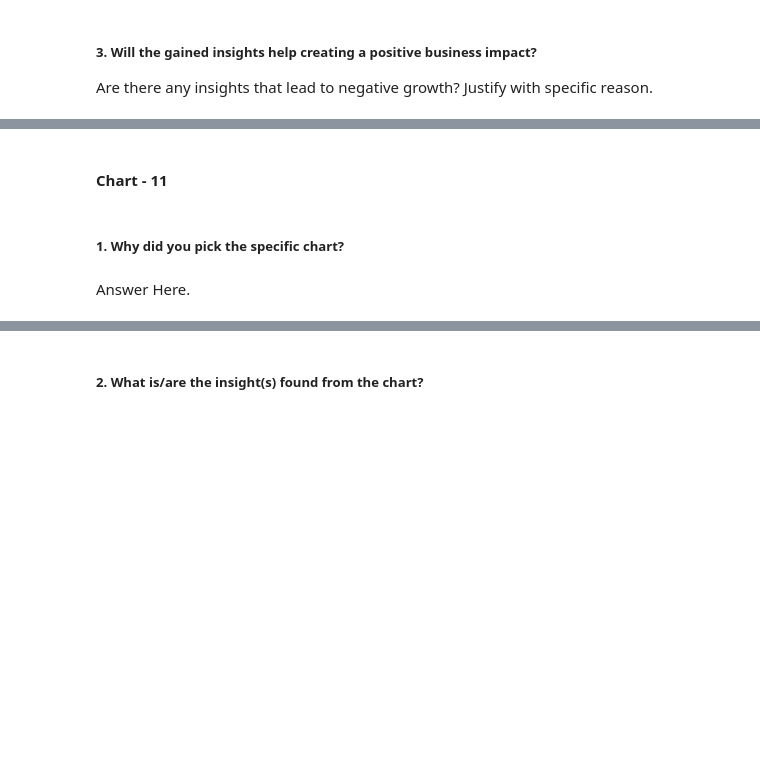
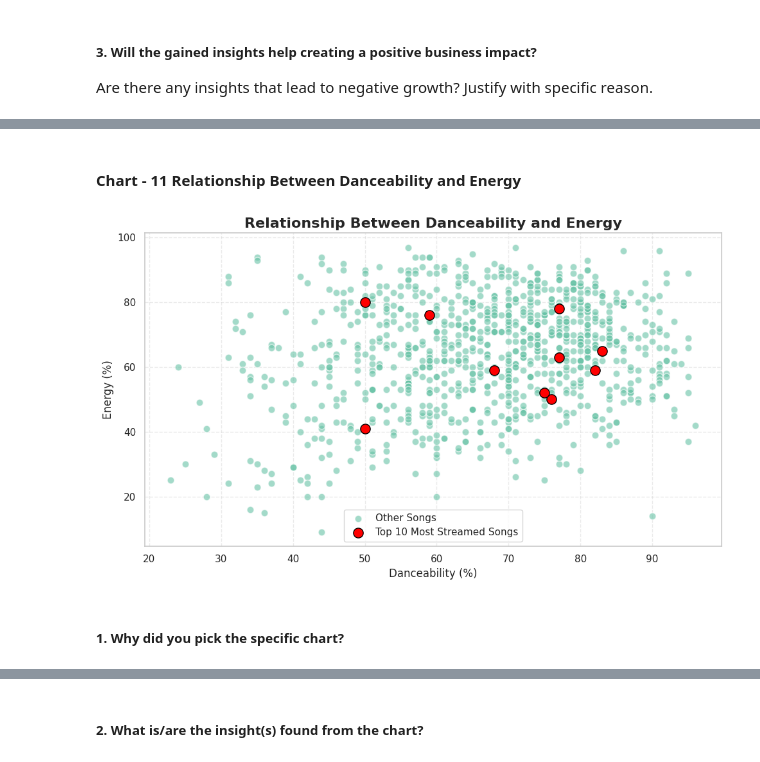
Before and after one commit to bhumika0205/Spotify-EDA, a Jupyter notebook: Spotify_EDA_2023.ipynb, the cells around one changed output, grey strips where cells are left out. Cells and saved outputs as stored; diff of their text form; code cells hidden in the pictures; blank space fills up the shorter version.

```diff
--- a/Spotify_EDA_2023.ipynb
+++ b/Spotify_EDA_2023.ipynb
@@ -856,2 +945,2 @@ Answer Here
 # %% [markdown]
-#### Chart - 11
+#### Chart - 11 Relationship Between Danceability and Energy
@@ -860,4 +947,49 @@ Answer Here
+# %%
+# Chart - 11 visualization code
+# Relationship Between Danceability and Energy
+
+top10 = df_clean.nlargest(10, "streams")
+
+plt.figure(figsize=(10,6))
+
+# All songs
+plt.scatter(
+    df_clean["danceability_%"],
+    df_clean["energy_%"],
+    color="#66c2a5",
+    alpha=0.6,
+    edgecolors="white",
+    s=60,
+    label="Other Songs"
+)
+
+# Top 10 streamed songs
+plt.scatter(
+    top10["danceability_%"],
+    top10["energy_%"],
+    color="red",
+    edgecolors="black",
+    s=120,
+    label="Top 10 Most Streamed Songs"
+)
+
+plt.title(
+    "Relationship Between Danceability and Energy",
+    fontsize=16,
+    fontweight="bold"
+)
+
+plt.xlabel("Danceability (%)", fontsize=12)
+plt.ylabel("Energy (%)", fontsize=12)
+
+plt.grid(True, linestyle="--", alpha=0.4)
+
+plt.legend()
+
+plt.tight_layout()
+
+plt.show()
+# %% [output]
+[figure, added]
 # %% [markdown]
 ##### 1. Why did you pick the specific chart?
-# %% [markdown]
-Answer Here.
```
Also changed, not shown: parts of 25 cells of this notebook.
